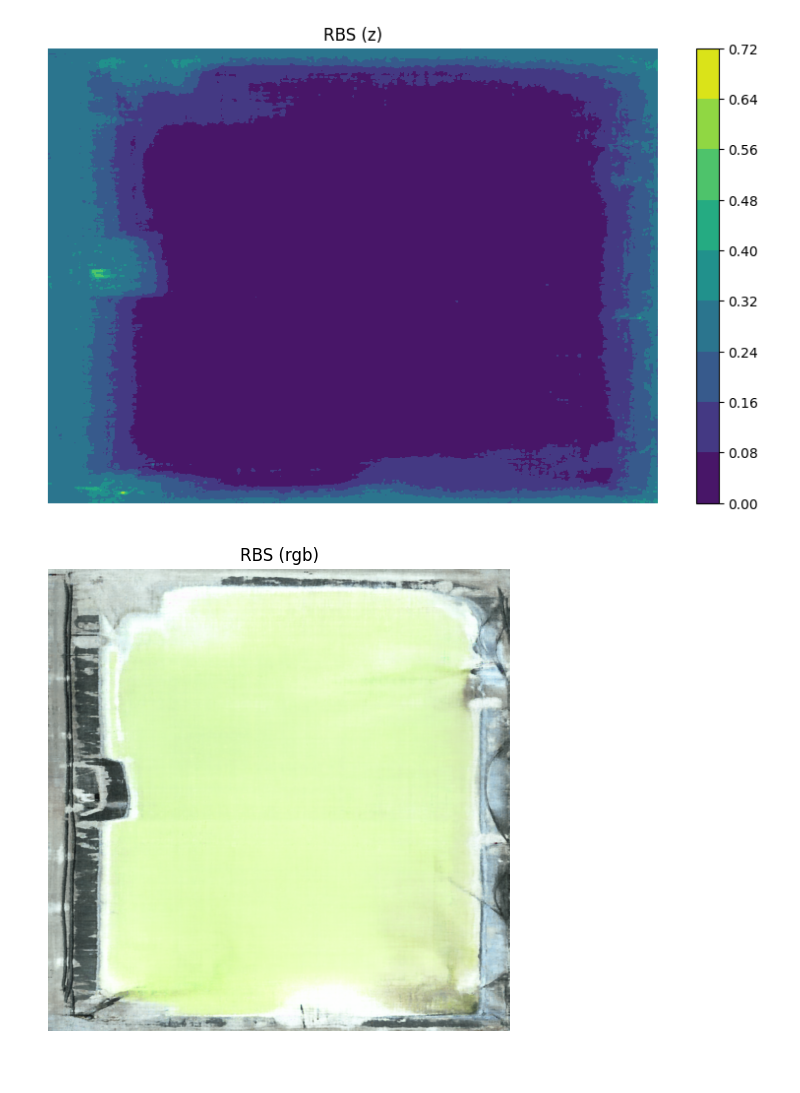
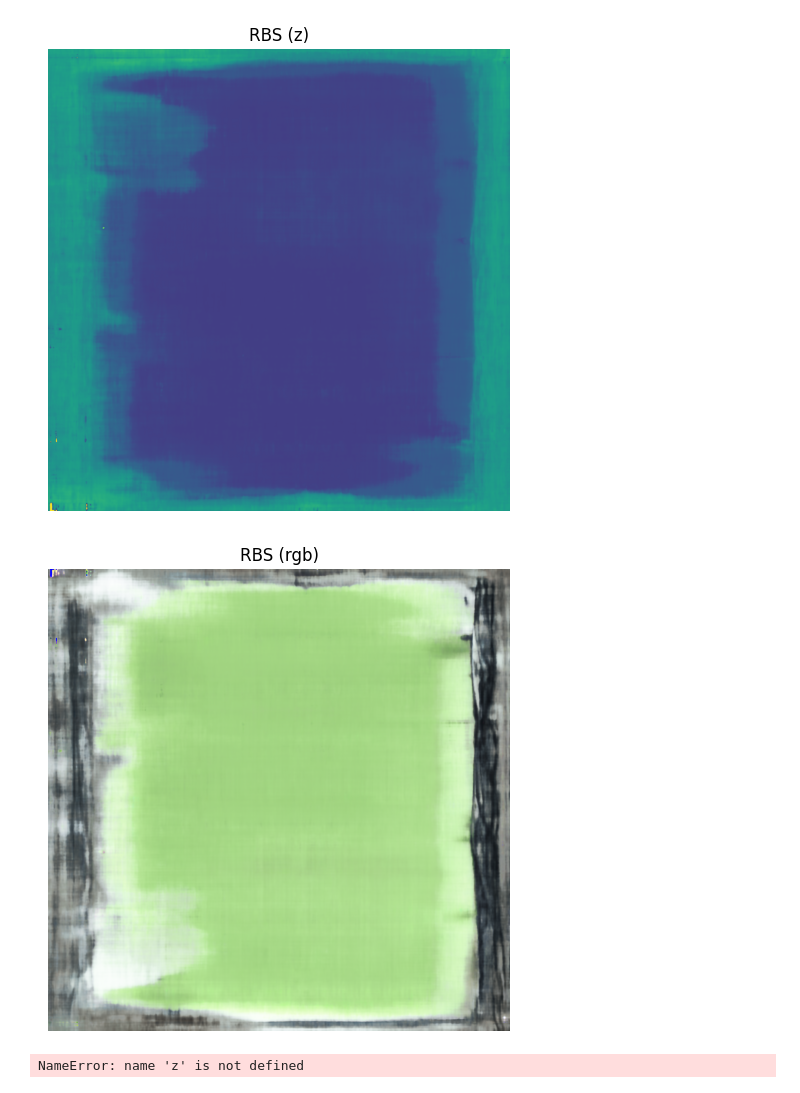
Before and after one commit to Kauel-Chile/sqm_batimetria, a Jupyter notebook: continuous model interfaces.ipynb, the cells around one changed output. Saved outputs shown, nothing was run; the diff lists cells and outputs as text; code cells hidden in the pictures.

```diff
--- a/continuous model interfaces.ipynb
+++ b/continuous model interfaces.ipynb
@@ -156,39 +184,41 @@ plt.show()
-# %%
-import numpy as np
-
-x = np.linspace(0, 1, 1800)
-y = np.linspace(0, 1, 1800)
-x, y = np.meshgrid(x, y)
-
-input = np.c_[x.ravel(), y.ravel()]
-input = torch.tensor(input, dtype=torch.float32).to(device)
-
-output = model(input)
-z = output.cpu().detach().numpy()[:,0].reshape(x.shape)
-rgb = output.cpu().detach().numpy()[:,1:].reshape(x.shape + (3,))
-
-
-#plot z
-plt.figure(figsize=(10, 6))
-plt.contourf(x, y, z, cmap='viridis')
-plt.colorbar()
-plt.title('RBS (z)')
-plt.axis('off')
-#plt.savefig(f'RBS_z.png', bbox_inches='tight', dpi=300)
-plt.show()
-
-# Plot de la superficie rgb
-plt.figure(figsize=(10, 6))
-plt.imshow(rgb, extent=(x.min(), x.max(), y.min(), y.max()), origin='lower')
-plt.title(f'RBS (rgb)'),
-plt.axis('off')
-#plt.savefig(f'RBS_rbg.png', bbox_inches='tight', dpi=300)
-plt.show()
-# %% [output]
-[figure, removed]
-[figure, removed]
 # %%
 torch.save(model.state_dict(), f'data/{PROJECT_NAME}/{POOL_NAME}.pth')
+# %%
+import numpy as np
+
+x = np.linspace(0, 1, 2048)
+y = np.linspace(0, 1, 2048)
+x, y = np.meshgrid(x, y)
+
+model = model.to('cpu')
+input = np.c_[x.ravel(), y.ravel()]
+input = torch.tensor(input, dtype=torch.float32).to('cpu')
+
+h, rgb = model(input)
+h  = h.detach().numpy().reshape(x.shape)
+rgb = rgb.detach().numpy().reshape(x.shape + (3,))
+
+#plot z
+plt.figure(figsize=(10, 6))
+plt.imshow(h, extent=(x.min(), x.max(), y.min(), y.max()))
+#plt.contourf(x, y, h, cmap='jet')
+#plt.colorbar()
+plt.title(f'{POOL_NAME} (z)')
+plt.axis('off')
+#plt.savefig(f'RBS_z.png', bbox_inches='tight', dpi=300)
+plt.show()
+
+# Plot de la superficie rgb
+plt.figure(figsize=(10, 6))
+plt.imshow(rgb, extent=(x.min(), x.max(), y.min(), y.max()), origin='lower')
+plt.title(f'{POOL_NAME} (rgb)'),
+plt.axis('off')
+
+#plt.savefig(f'RBS_rbg.png', bbox_inches='tight', dpi=300)
+plt.show()
+# %% [output]
+[figure, added]
+[figure, added]
 # %%
 import cv2
 import os
@@ -197,14 +227,14 @@ from PIL import Image
 os.environ["OPENCV_IO_ENABLE_OPENEXR"] = "1"
 
 z_save = z.astype(np.float32)
-cv2.imwrite(f'data/{PROJECT_NAME}/{POOL_NAME}_z.exr', z_save)
+cv2.imwrite(f'data/{PROJECT_NAME}/{POOL_NAME}_z_model2.exr', z_save)
 
 pil_image_z = Image.fromarray(z_save)
-pil_image_z.save(f'data/{PROJECT_NAME}/{POOL_NAME}_z.tiff')
+pil_image_z.save(f'data/{PROJECT_NAME}/{POOL_NAME}_z_model2.tiff')
 
 rgb_save = rgb * 255
 rgb_image = Image.fromarray(rgb_save.astype(np.uint8))
-rgb_image.save(f'data/{PROJECT_NAME}/{POOL_NAME}_rgb.png')
+rgb_image.save(f'data/{PROJECT_NAME}/{POOL_NAME}_rgb_model2.png')
 
 # por poza
 # nombre de la poza
@@ -217,3 +247,5 @@ rgb_image.save(f'data/{PROJECT_NAME}/{POOL_NAME}_rgb.png')
 # z_min, z_max
 # nivel de agua z_water - Defecto valor para cuando no hay agua valor -inf
 # img -> rgb y altura
+# %% [output]
+NameError: name 'z' is not defined
```
Also changed, not shown: parts of 5 cells of this notebook.
